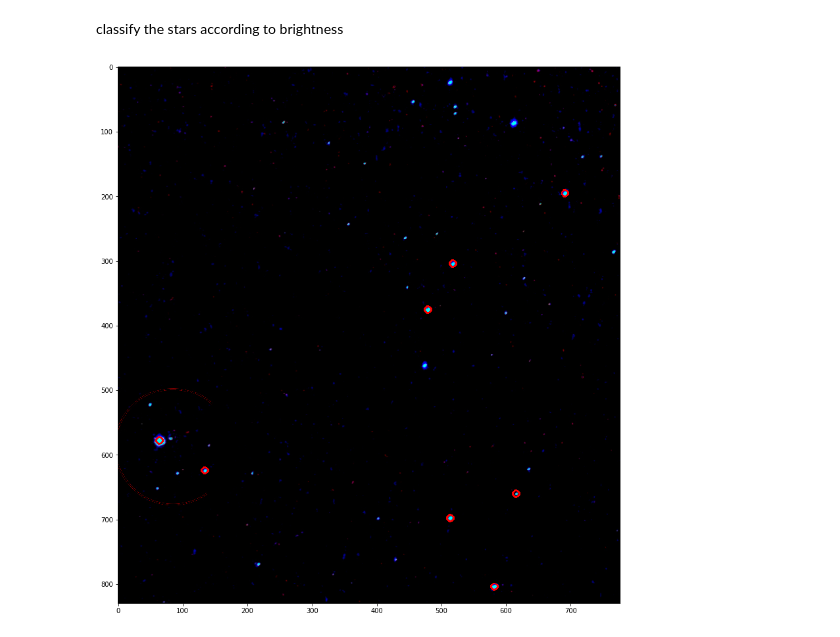
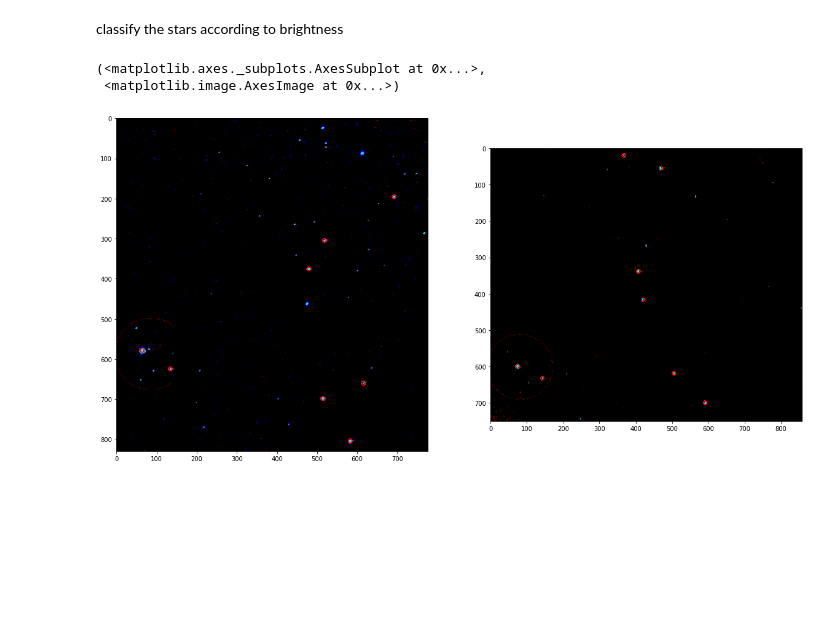
Before and after one commit to JeffTheHacker/Solar-sail-localization, a Jupyter notebook: codebase/StarRecognition.ipynb, the cells around one changed output. Cells and saved outputs as stored; diff of their text form; code cells hidden in the pictures; blank space fills up the shorter version.

```diff
--- a/codebase/StarRecognition.ipynb
+++ b/codebase/StarRecognition.ipynb
@@ -81,37 +81,46 @@ def arrayOfBrightest(image, topN, cnts, coor, MIN_THRESH = 1):
     means = []
     topNArray = []
     for contour in cnts:
         if cv2.contourArea(contour) > MIN_THRESH:
             mean, stddev = getContourStat(contour, gray)
             means.append(mean[0][0])
     count = 0
     while count < topN:
         index = means.index(max(means))
         topNArray.append(index)
         means[index] = -1
         count += 1
     count = 0
     while count < topN:
         topNArray[count] = coor[topNArray[count]]
         count += 1
     return topNArray
 
 
 
 def getContourStat(contour,image):
     mask = np.zeros(image.shape,dtype="uint8")
     cv2.drawContours(mask, [contour], -1, 255, -1)
     mean,stddev = cv2.meanStdDev(image,mask=mask)
     return mean, stddev
 
 
-def drawCircles(topNArray,img):
+def drawCircles(topNArray,img, color):
+    img = img.copy()
     for i in topNArray:
-        cv2.circle(img, (int(i[0]),int(i[1])), 5, (255,0,0), thickness=2)
-    plt.imshow(img)
+        cv2.circle(img, (int(i[0]),int(i[1])), 5, color, thickness=2)
+    return img
 
-topNArray = arrayOfBrightest(pic1.copy(),8,cnts1,coor1)
-drawCircles(topNArray,pic1.copy())
+topNArray1 = arrayOfBrightest(pic1.copy(),8,cnts1,coor1)
+img_with_circles1 = drawCircles(topNArray1,pic1.copy(),(255,0,0))
+
+topNArray2 = arrayOfBrightest(pic2.copy(),8,cnts2,coor2)
+img_with_circles2 = drawCircles(topNArray2, pic2.copy(),(255,0,0))
+
+plt.subplot(1,2,1), plt.imshow(img_with_circles1)
+plt.subplot(1,2,2), plt.imshow(img_with_circles2)
 # %% [output]
+(<matplotlib.axes._subplots.AxesSubplot at 0x...>,
+ <matplotlib.image.AxesImage at 0x...>)
-[figure, old version]
+[figure, new version]
 # %%
```
Also changed, not shown: parts of 7 cells of this notebook.
